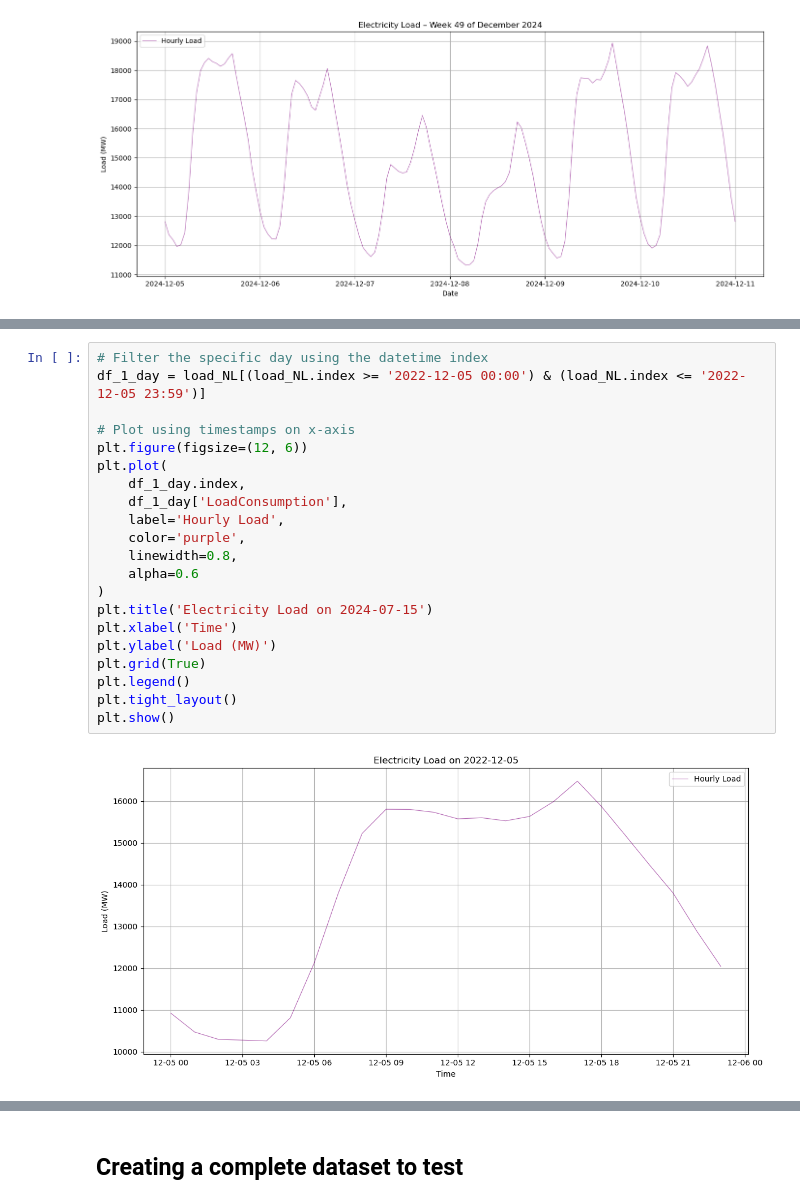
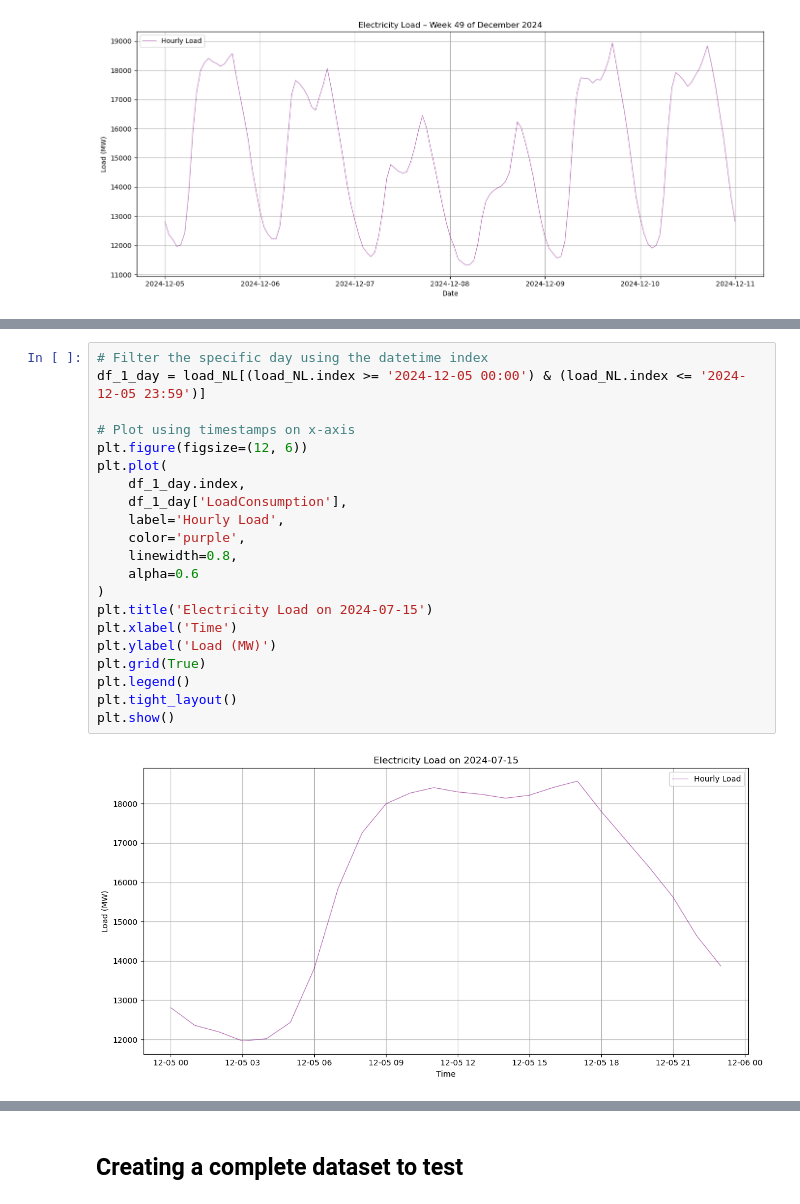
Before and after one commit to rzff/MsCThesisRubenCuriel2024, a Jupyter notebook: Code/EDA/Notebooks/CleanEDA.ipynb, the cells around one changed output, grey strips where cells are left out. Cells and saved outputs as stored; diff of their text form.

```diff
--- a/Code/EDA/Notebooks/CleanEDA.ipynb
+++ b/Code/EDA/Notebooks/CleanEDA.ipynb
@@ -1711,23 +1711,23 @@ plt.show()
 # %%
 # Filter the specific day using the datetime index
-df_1_day = load_NL[(load_NL.index >= '2022-12-05 00:00') & (load_NL.index <= '2022-12-05 23:59')]
+df_1_day = load_NL[(load_NL.index >= '2024-12-05 00:00') & (load_NL.index <= '2024-12-05 23:59')]
 
 # Plot using timestamps on x-axis
 plt.figure(figsize=(12, 6))
 plt.plot(
     df_1_day.index,
     df_1_day['LoadConsumption'],
     label='Hourly Load',
     color='purple',
     linewidth=0.8,
     alpha=0.6
 )
 plt.title('Electricity Load on 2024-07-15')
 plt.xlabel('Time')
 plt.ylabel('Load (MW)')
 plt.grid(True)
 plt.legend()
 plt.tight_layout()
 plt.show()
 # %% [output]
-[figure, old version]
+[figure, new version]
```
Also changed, not shown: parts of 8 cells of this notebook, 23 other files.
